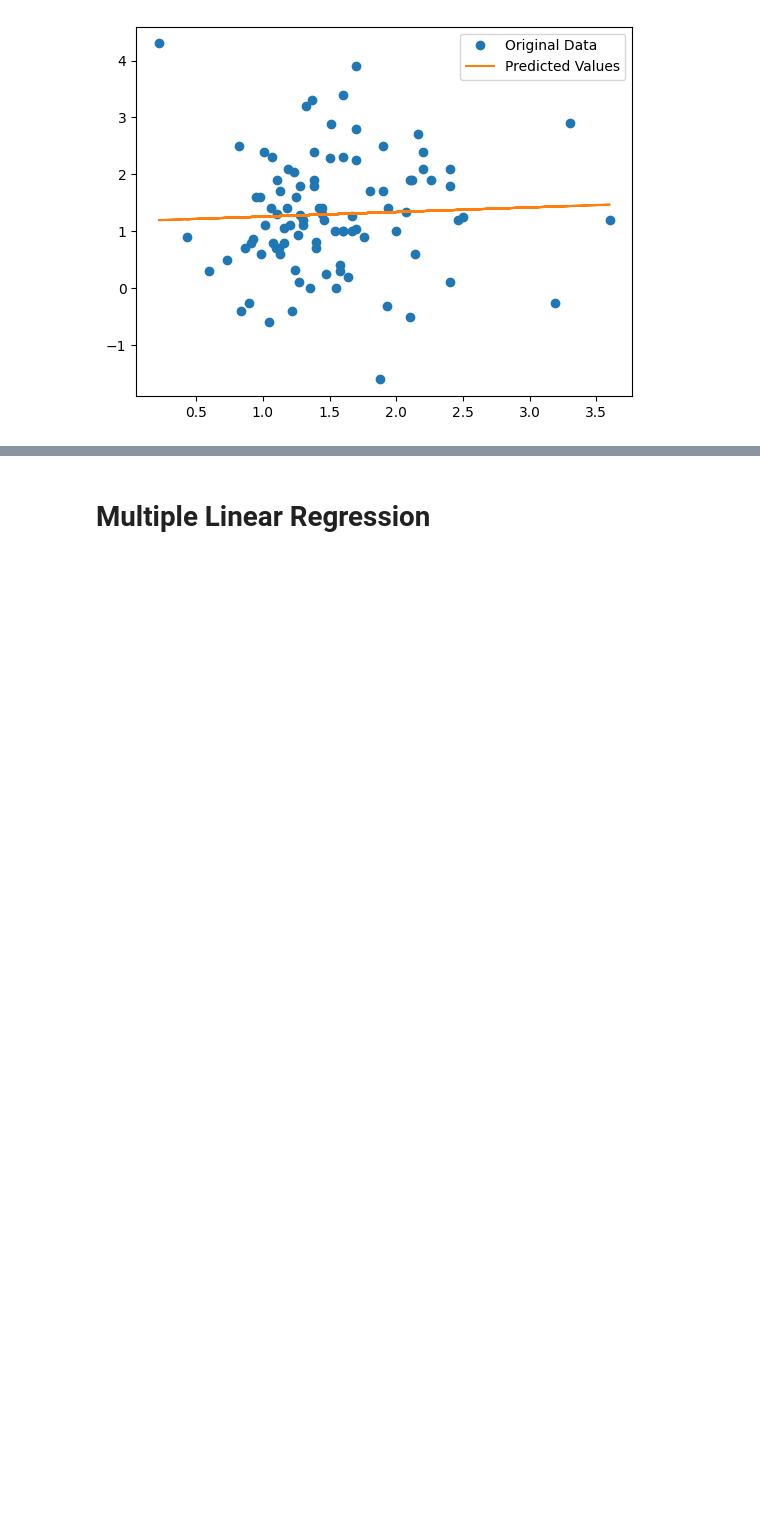
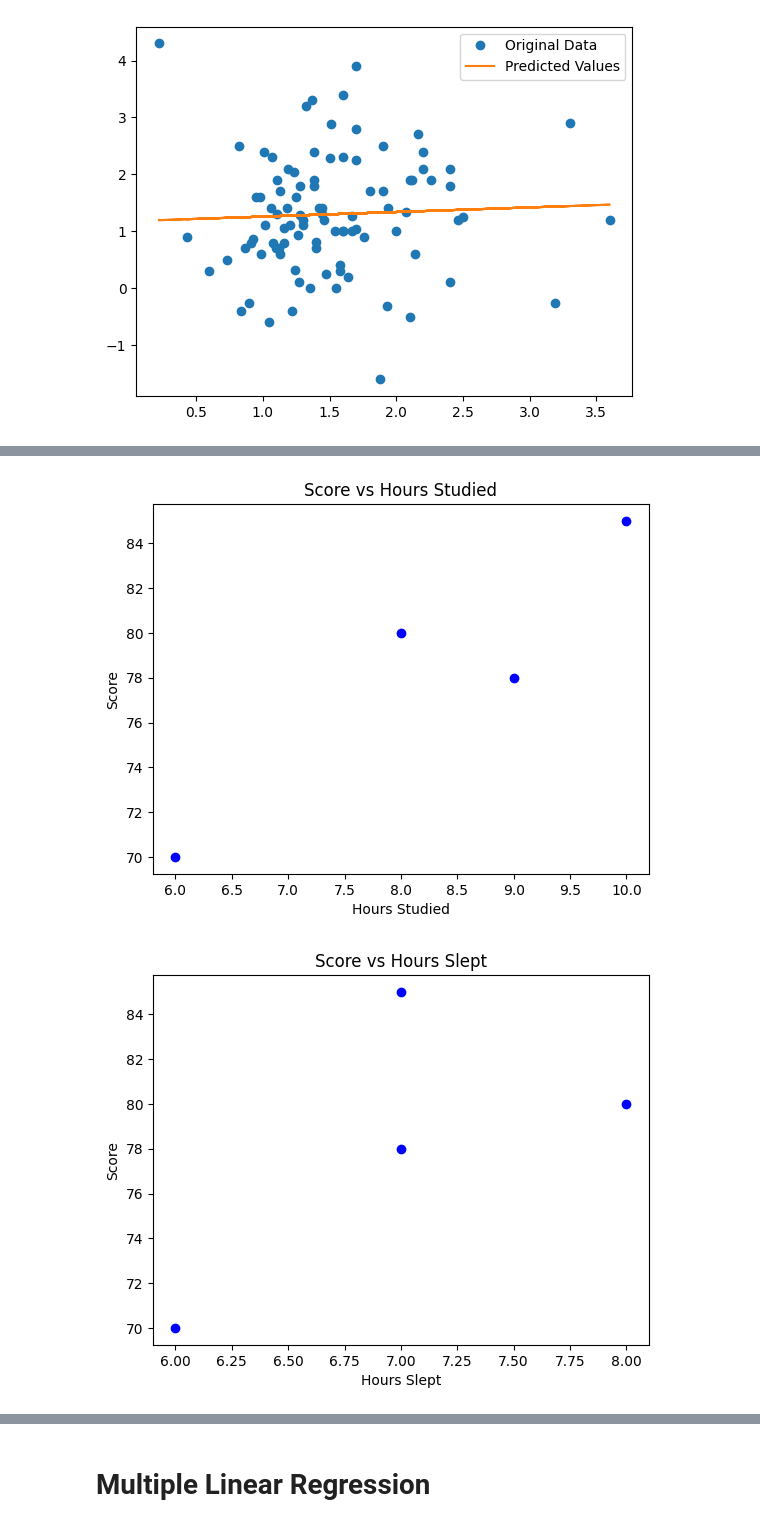
Before and after one commit to dpons222/ML-AI-Self-Learning, a Jupyter notebook: Machine Learning/machine_learning.ipynb, the cells around one changed output, grey strips where cells are left out. Saved outputs shown, nothing was run; the diff lists cells and outputs as text; code cells hidden in the pictures; blank space fills up the shorter version.

Commit message:
more ML notes, Logistic Regression and vocab

```diff
--- a/Machine Learning/machine_learning.ipynb
+++ b/Machine Learning/machine_learning.ipynb
@@ -156,0 +192,25 @@ plt.show()
+# %%
+import numpy as np
+from sklearn.linear_model import LinearRegression
+
+# Feature matrix with 4 observations and 3 features
+X = np.array([
+    [10, 7, 20],  # Student 1: 10 hours studied, 7 hours slept, 20 practice problems solved
+    [8, 8, 15],   # Student 2: 8 hours studied, 8 hours slept, 15 practice problems solved
+    [6, 6, 10],   # Student 3: 6 hours studied, 6 hours slept, 10 practice problems solved
+    [9, 7, 18]    # Student 4: 9 hours studied, 7 hours slept, 18 practice problems solved
+])
+
+# Target vector with the corresponding scores for each student
+y = np.array([85, 80, 70, 78])  # Scores for each student
+
+# Create and fit the linear regression model
+model = LinearRegression()
+model.fit(X, y)
+
+# Get the coefficients and intercept
+coef = model.coef_
+intercept = model.intercept_
+
+print("Coefficients:", coef)
+print("Intercept:", intercept)
@@ -156,0 +229,17 @@ plt.show()
+# %%
+import matplotlib.pyplot as plt
+
+# Feature names
+feature_names = ["Hours Studied", "Hours Slept", "Practice Problems Solved"]
+
+# Create scatter plots for each feature against the target variable (scores)
+for i in range(X.shape[1]):
+    plt.figure()
+    plt.scatter(X[:, i], y, color='blue')
+    plt.xlabel(feature_names[i])
+    plt.ylabel("Score")
+    plt.title(f"Score vs {feature_names[i]}")
+    plt.show()
+# %% [output]
+[figure, added]
+[figure, added]
```
Also changed, not shown: parts of 24 cells of this notebook, 4 other files.
